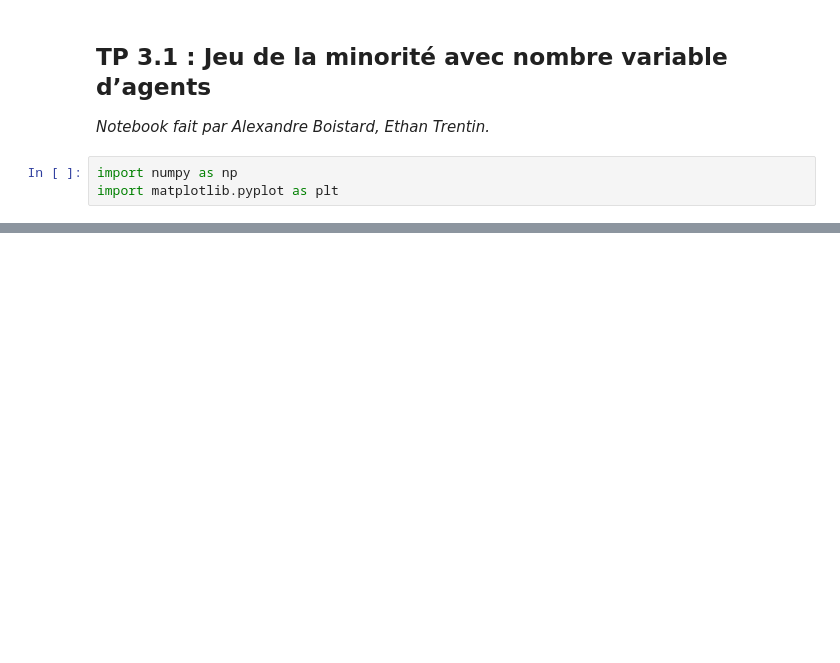
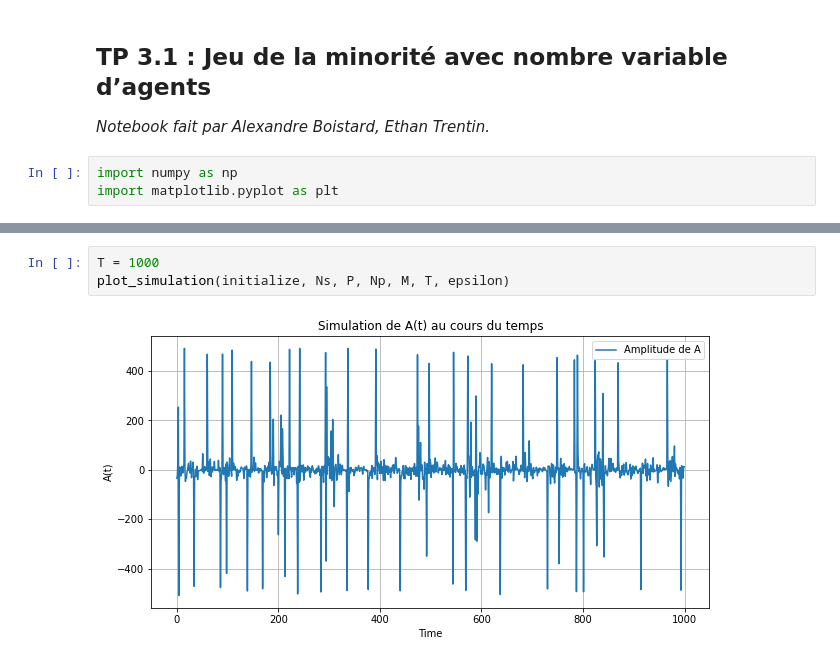
Before and after one commit to ethantrentin/Markets-Physic, a Jupyter notebook: TP5.ipynb, the cells around one changed output, grey strips where cells are left out. Drawn from its saved outputs; the diff is of its cells as text; blank space fills up the shorter version.

```diff
--- a/TP5.ipynb
+++ b/TP5.ipynb
@@ -98,0 +119,5 @@ ValueError: x and y must have same first dimension, but have shapes (2000,) and
+# %%
+T = 1000
+plot_simulation(initialize, Ns, P, Np, M, T, epsilon)
+# %% [output]
+[figure, added]
```
Also changed, not shown: parts of 48 cells of this notebook.
